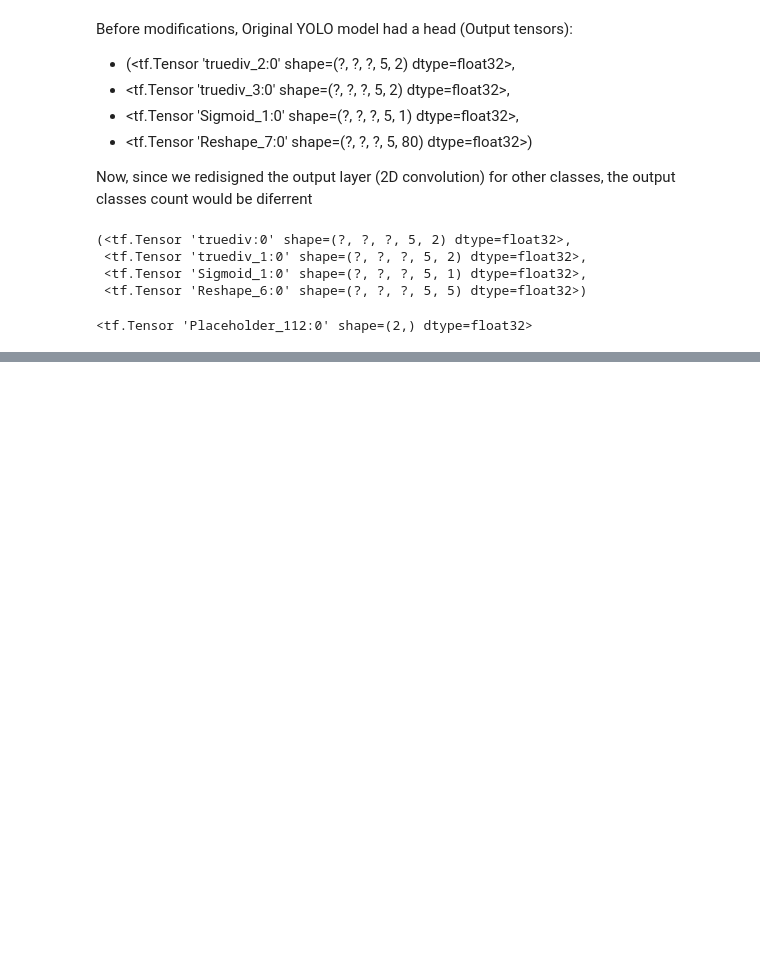
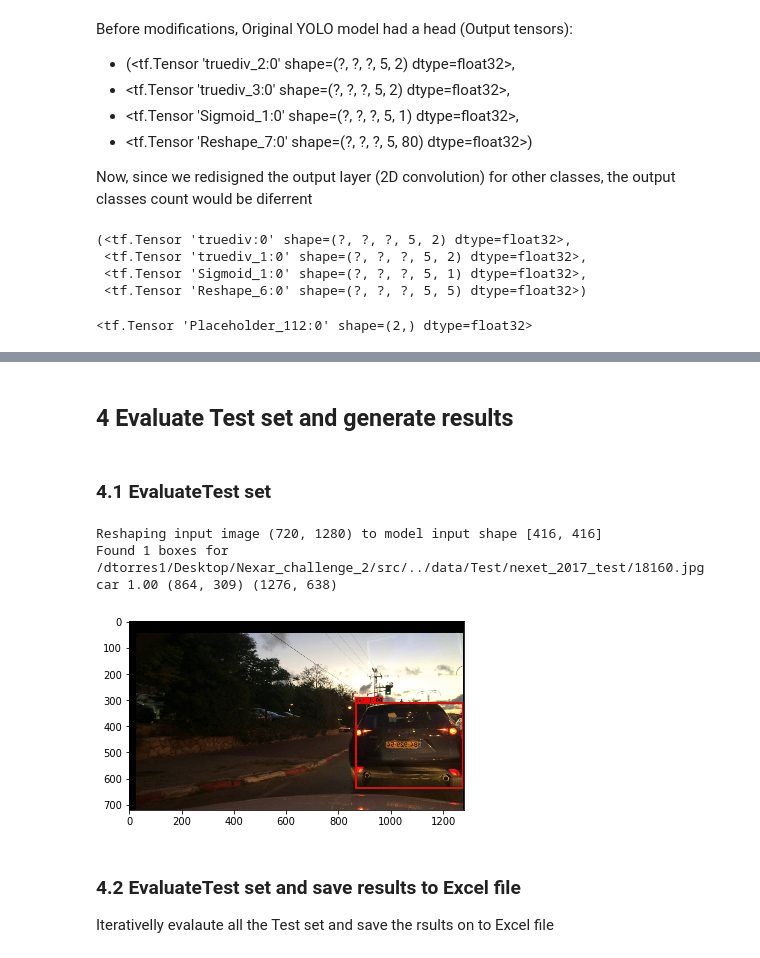
Before and after one commit to DavidTorresOcana/Nexar_challenge_2, a Jupyter notebook: src/Nexar YOLO Train-eval.ipynb, the cells around one changed output, grey strips where cells are left out. Saved outputs shown, nothing was run; the diff lists cells and outputs as text; code cells hidden in the pictures; blank space fills up the shorter version.

```diff
--- a/src/Nexar YOLO Train-eval.ipynb
+++ b/src/Nexar YOLO Train-eval.ipynb
@@ -95,6 +98,13 @@ for dts in range(1,4):
         dts_files[i] = images_dir+str(dts)+"/"+image_sample
     random.shuffle(dts_files) # Shuffle the order of data-chunks: Try to avoid biases
     dts_images_names.extend(dts_files)
+print(' Training folders explored')
+
+test_files = os.listdir(images_test_dir) # files in dataset dts
+for i,image_sample in enumerate(test_files): # for all images in the dataset folder
+    test_files[i] = images_test_dir+"/"+image_sample
+random.shuffle(test_files) # Shuffle the order
+print(' Test folder explored')
 # %% [output]
 Processing Dataset folder 1
 Processing Dataset folder 2
@@ -493,0 +500,20 @@ mAP_eval(sess, model_body,val_set_files[0:data_legth],boxes_dir,anchors,class_id
+# %% [markdown]
+## 4 Evaluate Test set and generate results
+# %% [markdown]
+### 4.1 EvaluateTest set
+# %%
+## Evaluate the model on the Test set
+out_scores, out_boxes, out_classes = predict_any(sess, model_body,
+                                                 test_files[ np.random.randint(0,high=len(test_files)) ],
+                                                 anchors, class_names,
+                                                max_boxes=17,
+                                                  score_threshold=.5,
+                                                      iou_threshold = 0.5)
+# %% [output]
+Reshaping input image (720, 1280) to model input shape [416, 416]
+Found 1 boxes for /dtorres1/Desktop/Nexar_challenge_2/src/../data/Test/nexet_2017_test/18160.jpg
+car 1.00 (864, 309) (1276, 638)
+[figure, added]
+# %% [markdown]
+### 4.2 EvaluateTest set and save results to Excel file
+Iterativelly evalaute all the Test set and save the rsults on to Excel file
```
Also changed, not shown: parts of 10 cells of this notebook, 4 other files.
